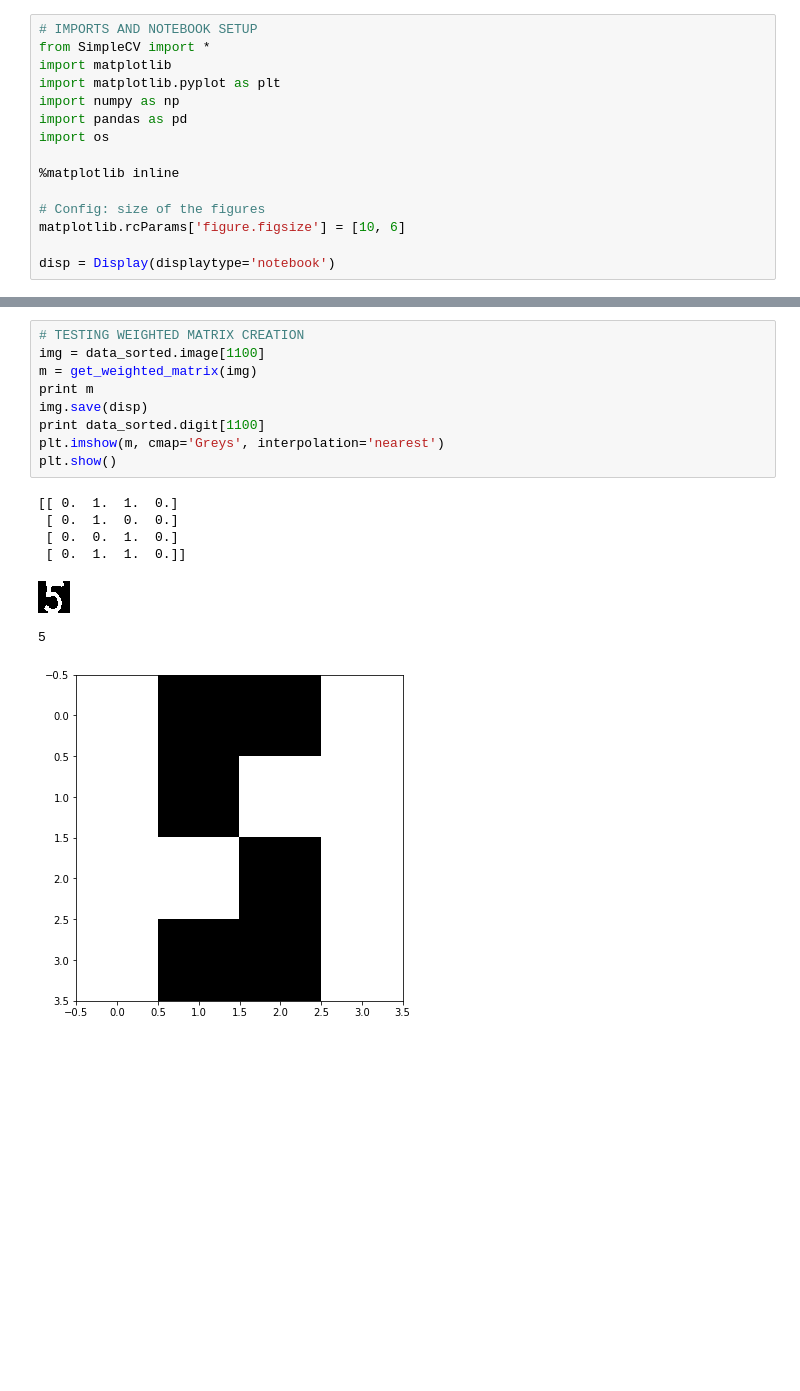
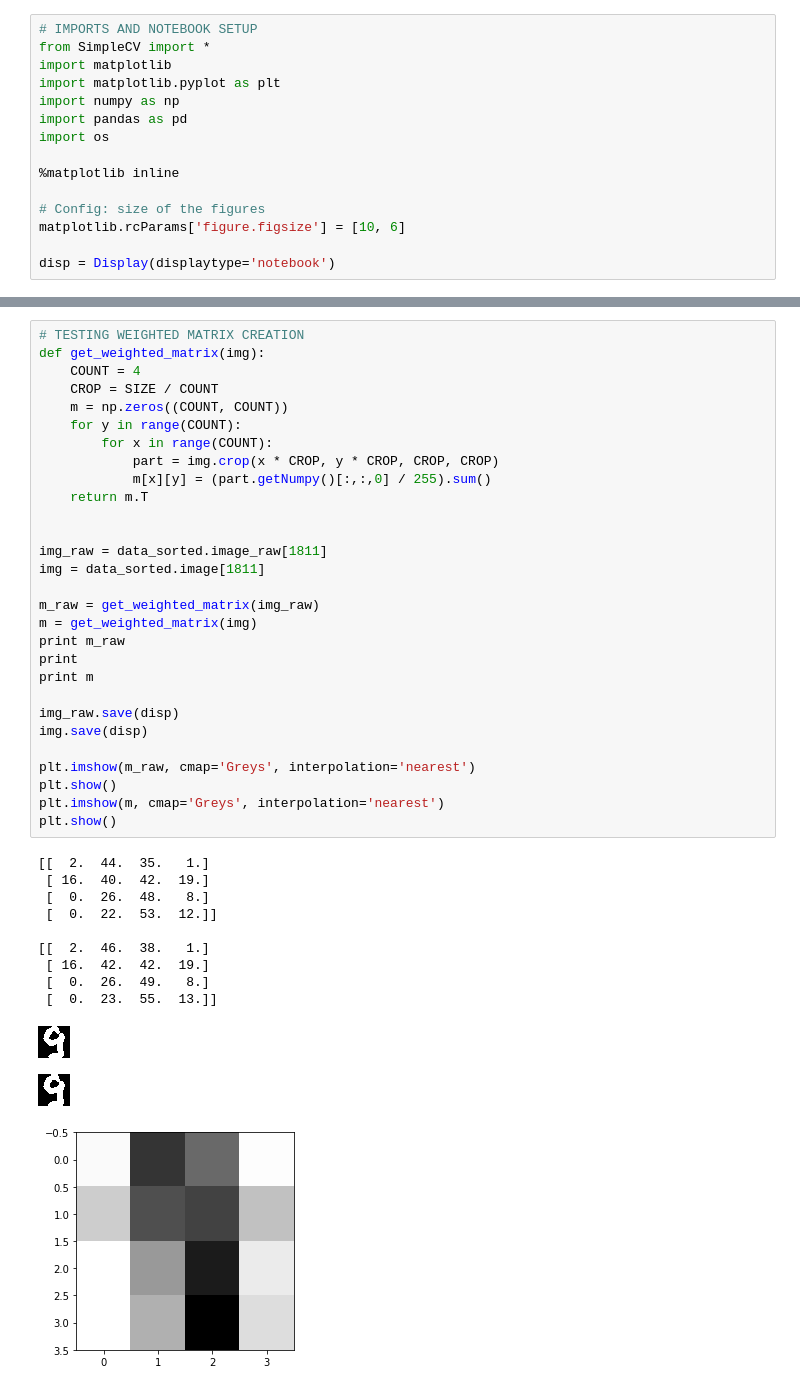
Before and after one commit to jsmienk/IML, a Jupyter notebook: notebooks/feature_extraction.ipynb, the cells around one changed output, grey strips where cells are left out. Saved outputs shown, nothing was run; the diff lists cells and outputs as text; blank space fills up the shorter version.

```diff
--- a/notebooks/feature_extraction.ipynb
+++ b/notebooks/feature_extraction.ipynb
@@ -112,17 +101,42 @@ digit_counts.plot(kind='bar')
-# %%
-# TESTING WEIGHTED MATRIX CREATION
-img = data_sorted.image[1100]
-m = get_weighted_matrix(img)
-print m
-img.save(disp)
-print data_sorted.digit[1100]
-plt.imshow(m, cmap='Greys', interpolation='nearest')
-plt.show()
-# %% [output]
-[[ 0.  1.  1.  0.]
- [ 0.  1.  0.  0.]
- [ 0.  0.  1.  0.]
- [ 0.  1.  1.  0.]]
-[figure, removed]
-5
-[figure, removed]
+# %%
+# TESTING WEIGHTED MATRIX CREATION
+def get_weighted_matrix(img):
+    COUNT = 4
+    CROP = SIZE / COUNT
+    m = np.zeros((COUNT, COUNT))
+    for y in range(COUNT):
+        for x in range(COUNT):
+            part = img.crop(x * CROP, y * CROP, CROP, CROP)
+            m[x][y] = (part.getNumpy()[:,:,0] / 255).sum()
+    return m.T
+
+
+img_raw = data_sorted.image_raw[1811]
+img = data_sorted.image[1811]
+
+m_raw = get_weighted_matrix(img_raw)
+m = get_weighted_matrix(img)
+print m_raw
+print
+print m
+
+img_raw.save(disp)
+img.save(disp)
+
+plt.imshow(m_raw, cmap='Greys', interpolation='nearest')
+plt.show()
+plt.imshow(m, cmap='Greys', interpolation='nearest')
+plt.show()
+# %% [output]
+[[  2.  44.  35.   1.]
+ [ 16.  40.  42.  19.]
+ [  0.  26.  48.   8.]
+ [  0.  22.  53.  12.]]
+
+[[  2.  46.  38.   1.]
+ [ 16.  42.  42.  19.]
+ [  0.  26.  49.   8.]
+ [  0.  23.  55.  13.]]
+[figure, added]
+[figure, added]
+[figure, added]
```
Also changed, not shown: parts of 10 cells of this notebook, 2 other files.
